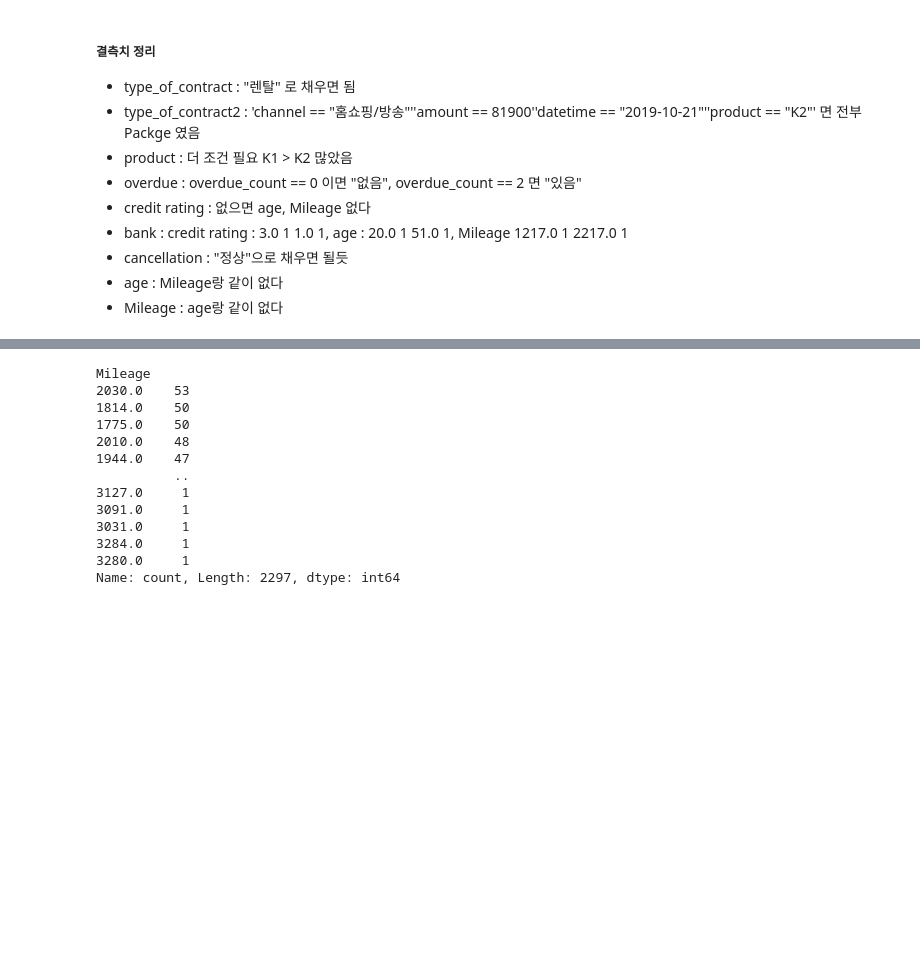
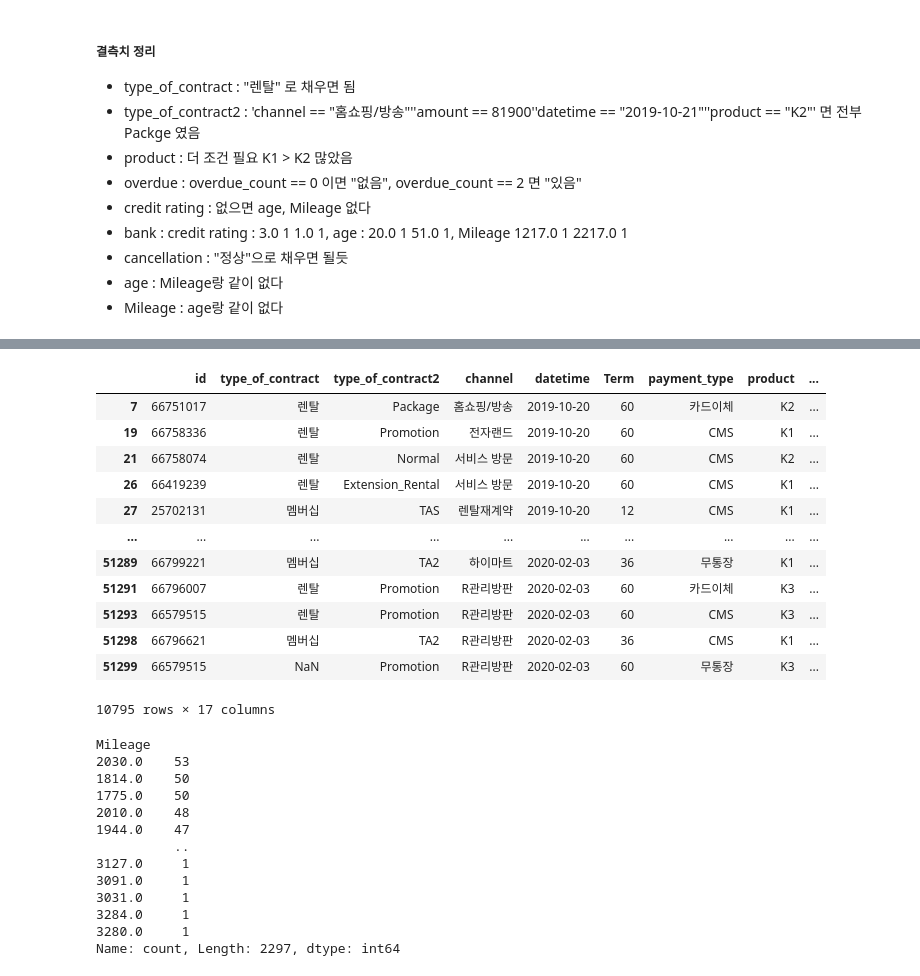
Before and after one commit to Huey-fitpet/study_machinelearnings, a Jupyter notebook: quest/Classifications/models_LentalCarOfContractType.ipynb, the cells around one changed output, grey strips where cells are left out. Cells and saved outputs as stored; diff of their text form; code cells hidden in the pictures; blank space fills up the shorter version.

```diff
--- a/quest/Classifications/models_LentalCarOfContractType.ipynb
+++ b/quest/Classifications/models_LentalCarOfContractType.ipynb
@@ -78,3 +122,19 @@ memory usage: 6.7+ MB
+# %%
+data_df[data_df['Mileage'].isna()]
+# %% [output]
+|  | id | type_of_contract | type_of_contract2 | channel | datetime | Term | payment_type | product | ... |
+| 7 | 66751017 | 렌탈 | Package | 홈쇼핑/방송 | 2019-10-20 | 60 | 카드이체 | K2 | ... |
+| 19 | 66758336 | 렌탈 | Promotion | 전자랜드 | 2019-10-20 | 60 | CMS | K1 | ... |
+| 21 | 66758074 | 렌탈 | Normal | 서비스 방문 | 2019-10-20 | 60 | CMS | K2 | ... |
+| 26 | 66419239 | 렌탈 | Extension_Rental | 서비스 방문 | 2019-10-20 | 60 | CMS | K1 | ... |
+| 27 | 25702131 | 멤버십 | TAS | 렌탈재계약 | 2019-10-20 | 12 | CMS | K1 | ... |
+| ... | ... | ... | ... | ... | ... | ... | ... | ... | ... |
+| 51289 | 66799221 | 멤버십 | TA2 | 하이마트 | 2020-02-03 | 36 | 무통장 | K1 | ... |
+| 51291 | 66796007 | 렌탈 | Promotion | R관리방판 | 2020-02-03 | 60 | 카드이체 | K3 | ... |
+| 51293 | 66579515 | 렌탈 | Promotion | R관리방판 | 2020-02-03 | 60 | CMS | K3 | ... |
+| 51298 | 66796621 | 멤버십 | TA2 | R관리방판 | 2020-02-03 | 36 | CMS | K1 | ... |
+| 51299 | 66579515 | NaN | Promotion | R관리방판 | 2020-02-03 | 60 | 무통장 | K3 | ... |
+10795 rows × 17 columns
 # %%
 data_df['Mileage'].value_counts()
 # %% [output]
```
Also changed, not shown: parts of 64 cells of this notebook.
